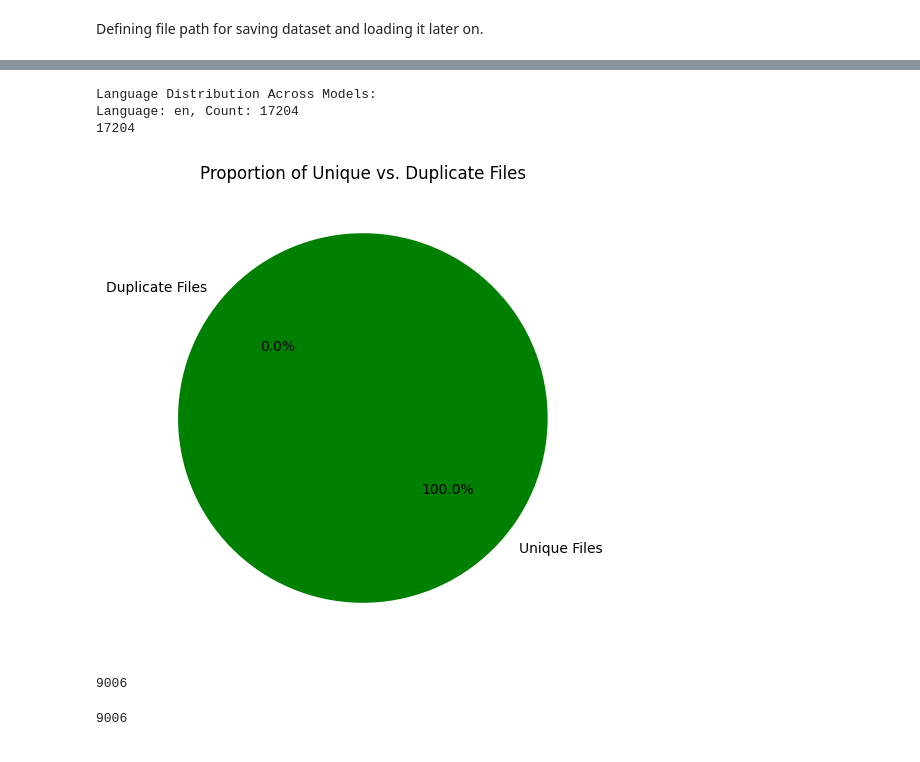
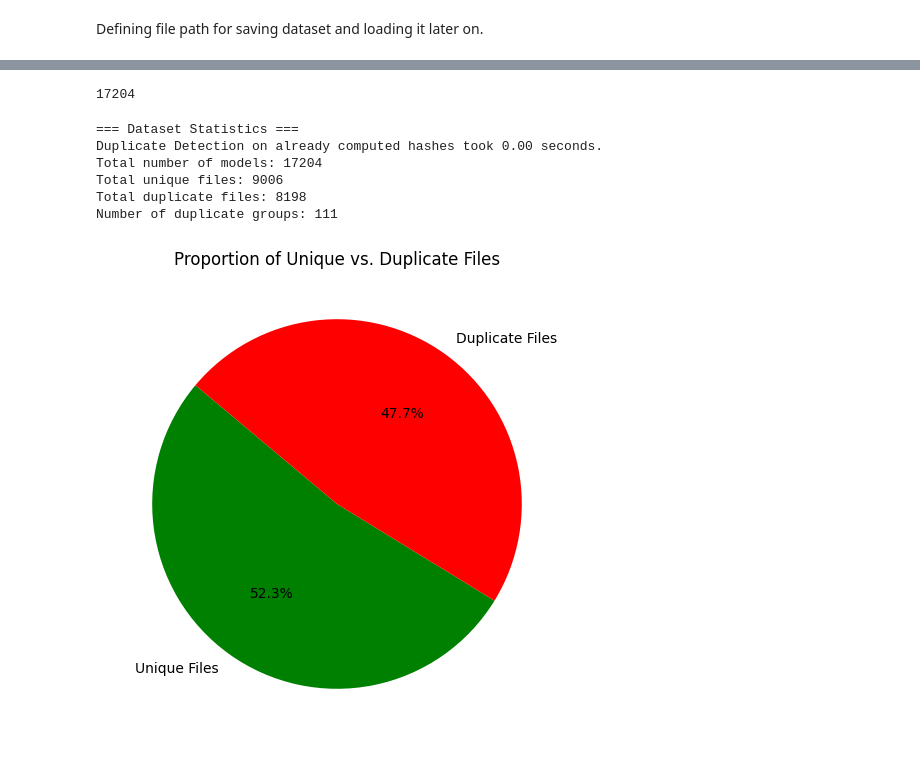
Before and after one commit to BernyWeiss/bpmn-model-cleansing, a Jupyter notebook: test_bpmn_mcp4cm.ipynb, the cells around one changed output, grey strips where cells are left out. Cells and saved outputs as stored; diff of their text form; code cells hidden in the pictures.

Commit message:
Fixed Results and Plot for Hash deduplication

```diff
--- a/test_bpmn_mcp4cm.ipynb
+++ b/test_bpmn_mcp4cm.ipynb
@@ -69,12 +48,8 @@ Language: ko, Count: 7
 # %%
 from mcp4cm.generic.language_detection import filter_models_by_language
-english_dataset = filter_models_by_language(bpmn_dataset, 'en', key='names', empty_name=empty_name)
+english_dataset = filter_models_by_language(bpmn_dataset, 'en', key=key, empty_name=empty_name)
 language_dict = detect_dataset_languages(english_dataset)
 
 file_path = 'data/bpmnmodelset/processed/english_models.csv'
 print(len(english_dataset))
 BPMNDataset.to_csv(english_dataset, file_path);
-# %% [output]
-Language Distribution Across Models:
-Language: en, Count: 17204
-17204
@@ -81,16 +58,22 @@ Language: en, Count: 17204
 # %%
-file_path = 'data/bpmnmodelset/processed/english_models.csv'
+from mcp4cm.bpmn.dataloading import load_dataset_from_csv
+
+file_path = 'data/bpmnmodelset/processed/reduced/english_models.csv'
 loaded_dataset = load_dataset_from_csv('english_bpmn', fp=file_path)
+# %%
+len(loaded_dataset)
+# %% [output]
+17204
 # %%
 from mcp4cm.bpmn.duplicate_detection import detect_duplicates_by_hash
-detect_duplicates_by_hash(loaded_dataset, inplace=True, plt_fig=True)
-print(len(loaded_dataset))
+detect_duplicates_by_hash(loaded_dataset, inplace=False, plt_fig=True, print_results=True)
 # %% [output]
+=== Dataset Statistics ===
+Duplicate Detection on already computed hashes took 0.00 seconds.
+Total number of models: 17204
+Total unique files: 9006
+Total duplicate files: 8198
+Number of duplicate groups: 111
-[figure, old version]
+[figure, new version]
-9006
-# %%
-len(loaded_dataset)
-# %% [output]
-9006
 # %%
 from mcp4cm.bpmn.duplicate_detection import tfidf_graph_near_duplicate_detector
```
Also changed, not shown: parts of 8 cells of this notebook, 3 other files.
